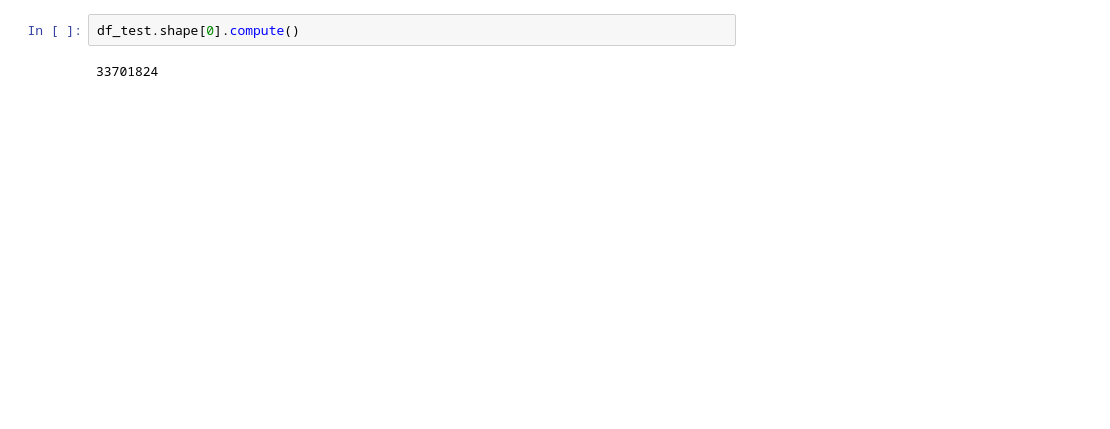
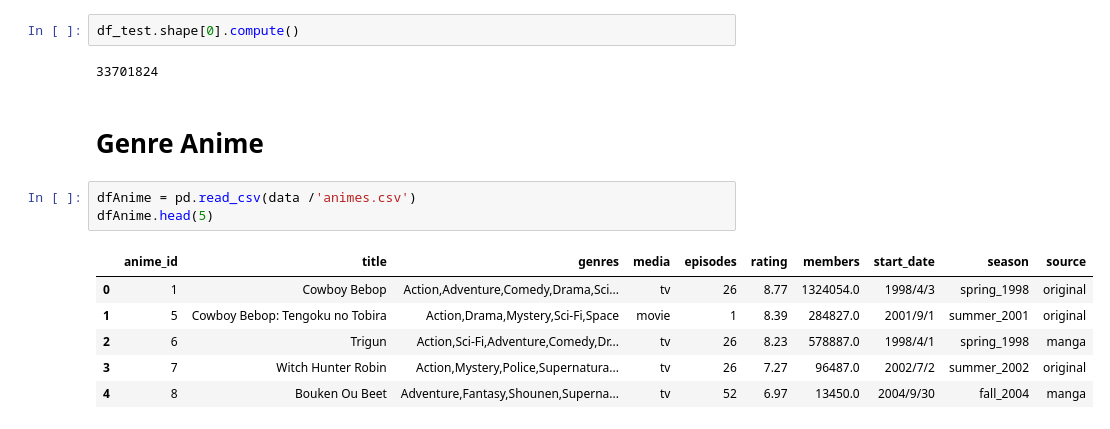
Before and after one commit to com-480-data-visualization/project-2023-vizmoica, a Jupyter notebook: eda_country.ipynb, the cells around one changed output. Saved outputs shown, nothing was run; the diff lists cells and outputs as text; blank space fills up the shorter version.

```diff
--- a/eda_country.ipynb
+++ b/eda_country.ipynb
@@ -641,3 +642,15 @@ Dask Name: merge_chunk, 1 graph layer
 df_test.shape[0].compute()
 # %% [output]
 33701824
+# %% [markdown]
+# Genre Anime
+# %%
+dfAnime = pd.read_csv(data /'animes.csv')
+dfAnime.head(5)
+# %% [output]
+|  | anime_id | title | genres | media | episodes | rating | members | start_date | season | source |
+| 0 | 1 | Cowboy Bebop | Action,Adventure,Comedy,Drama,Sci... | tv | 26 | 8.77 | 1324054.0 | 1998/4/3 | spring_1998 | original |
+| 1 | 5 | Cowboy Bebop: Tengoku no Tobira | Action,Drama,Mystery,Sci-Fi,Space | movie | 1 | 8.39 | 284827.0 | 2001/9/1 | summer_2001 | original |
+| 2 | 6 | Trigun | Action,Sci-Fi,Adventure,Comedy,Dr... | tv | 26 | 8.23 | 578887.0 | 1998/4/1 | spring_1998 | manga |
+| 3 | 7 | Witch Hunter Robin | Action,Mystery,Police,Supernatura... | tv | 26 | 7.27 | 96487.0 | 2002/7/2 | summer_2002 | original |
+| 4 | 8 | Bouken Ou Beet | Adventure,Fantasy,Shounen,Superna... | tv | 52 | 6.97 | 13450.0 | 2004/9/30 | fall_2004 | manga |
```
Also changed, not shown: parts of 9 cells of this notebook.
